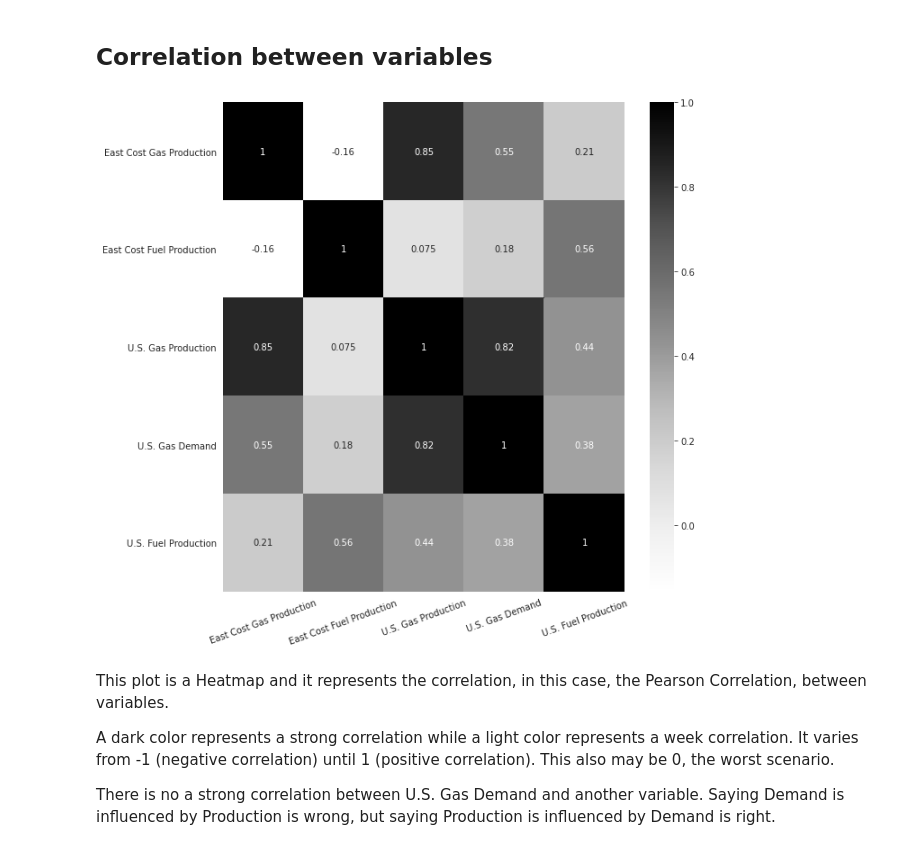
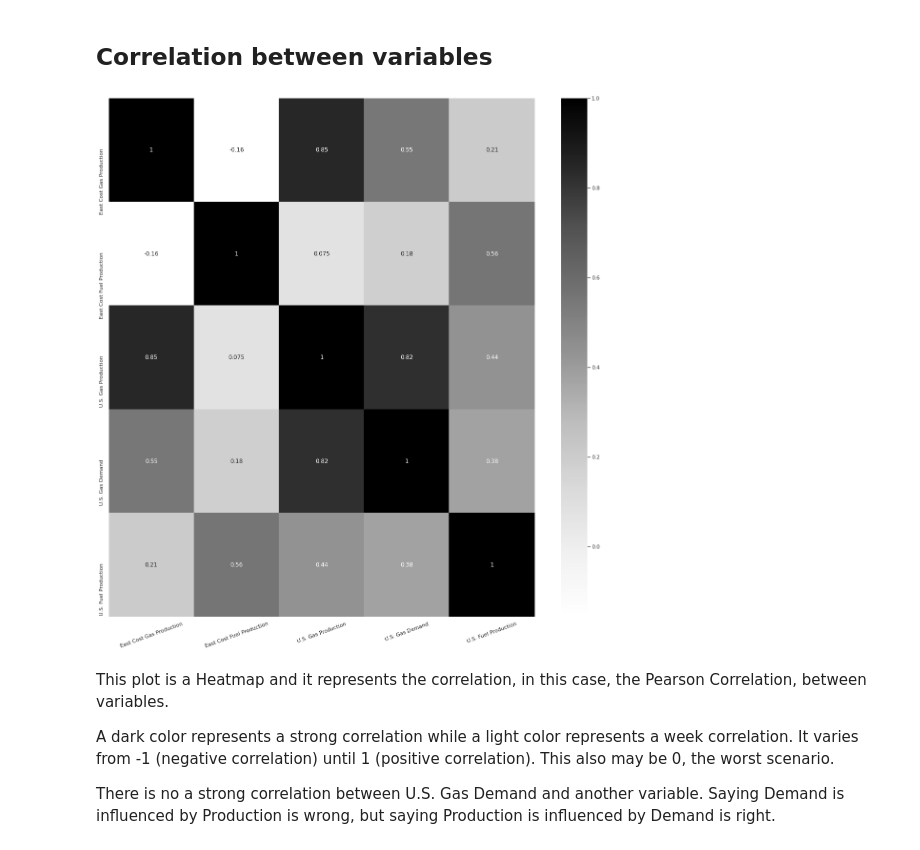
Before and after one commit to MatheusRocha0/Demand-Forecasting, a Jupyter notebook: US_Demand_For_Gasoline_Forecasting.ipynb, the cells around one changed output. Drawn from its saved outputs; the diff is of its cells as text; code cells hidden in the pictures.

```diff
--- a/US_Demand_For_Gasoline_Forecasting.ipynb
+++ b/US_Demand_For_Gasoline_Forecasting.ipynb
@@ -112,12 +134,12 @@ Most of them have a Normal/Gaussian Distribution. While the *east_cost_fuel_prod
 ## Correlation between variables
 # %%
 labels = ["East Cost Gas Production", "East Cost Fuel Production", "U.S. Gas Production", "U.S. Gas Demand", "U.S. Fuel Production"]
-plt.figure(figsize = (10, 10))
-sb.heatmap(data.corr(), annot = True, cmap = "Greys", square = False, xticklabels = labels, yticklabels = labels)
+
+sb.heatmap(data.corr(), annot = True, square = False, xticklabels = labels, yticklabels = labels, cmap = "Greys")
 plt.xticks(rotation = 20)
 plt.show()
 # %% [output]
-[figure, old version]
+[figure, new version]
 # %% [markdown]
 This plot is a Heatmap and it represents the correlation, in this case, the Pearson Correlation, between variables.
 
```
Also changed, not shown: parts of 17 cells of this notebook.
